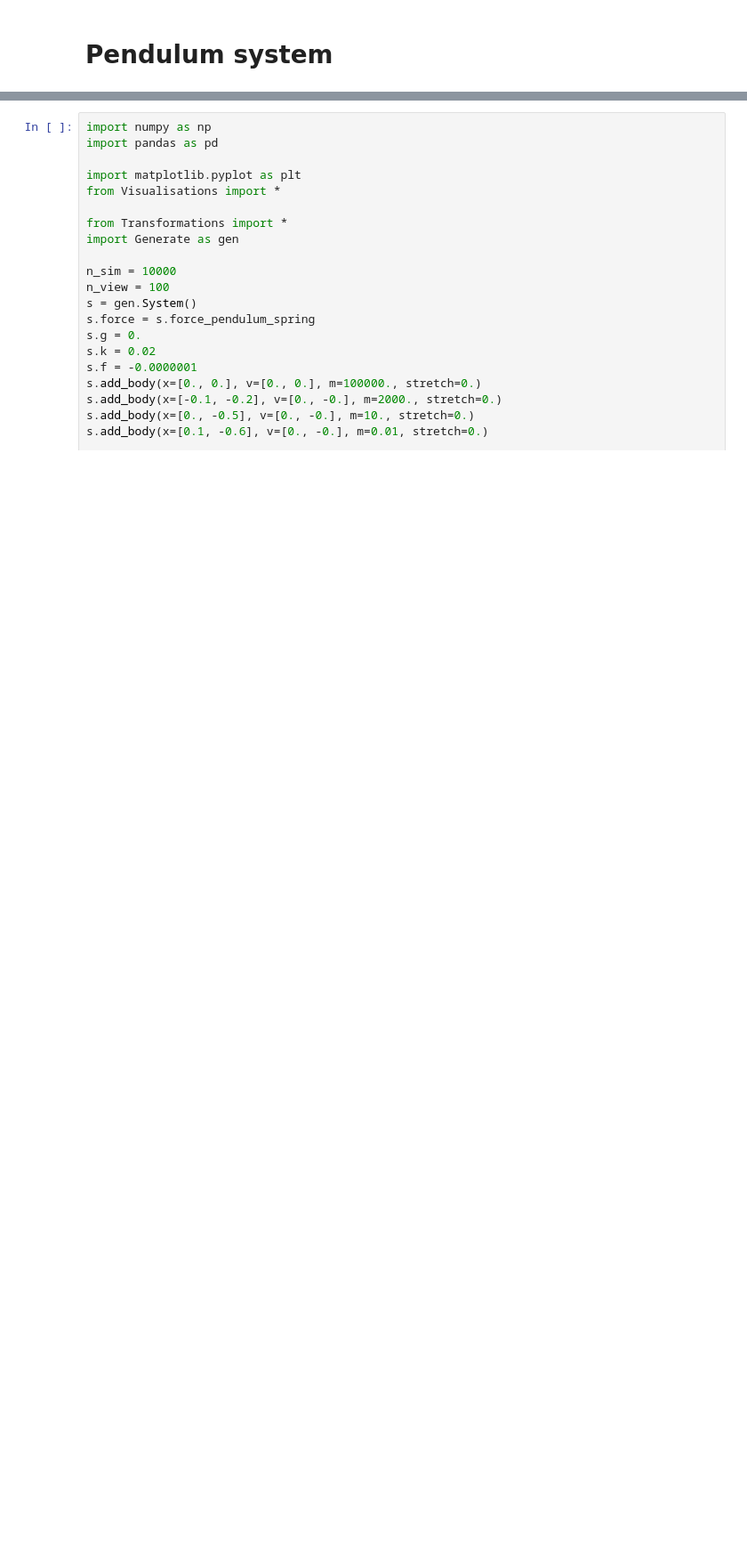
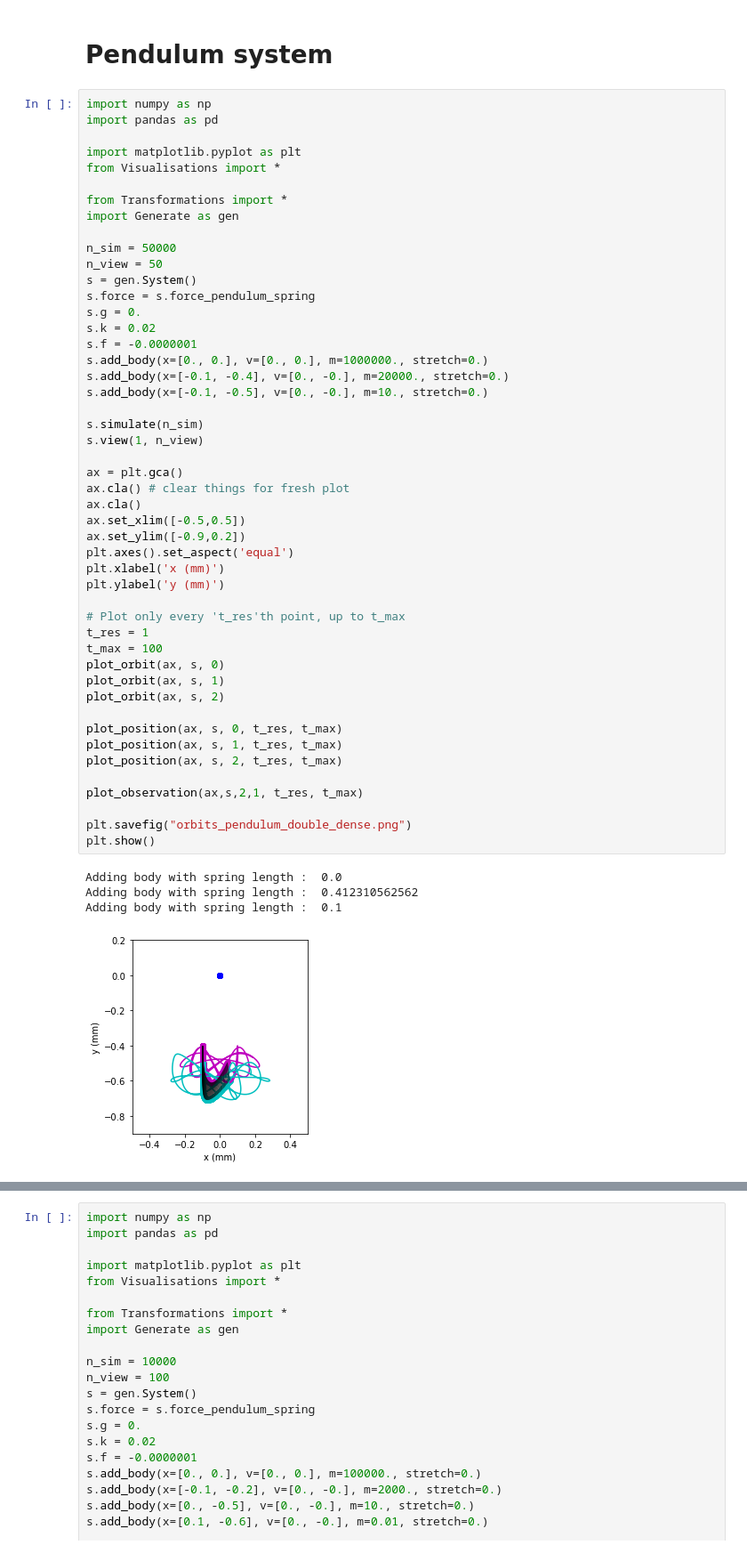
Before and after one commit to yetkinyilmaz/kepler, a Jupyter notebook: notebook.ipynb, the cells around one changed output, grey strips where cells are left out. Shown at 89% size. Cells and saved outputs as stored; diff of their text form; blank space fills up the shorter version.

```diff
--- a/notebook.ipynb
+++ b/notebook.ipynb
@@ -363,3 +363,56 @@ plt.show()
 [figure]
 # %% [markdown]
 # Pendulum system
+# %%
+import numpy as np
+import pandas as pd
+
+import matplotlib.pyplot as plt
+from Visualisations import *
+
+from Transformations import *
+import Generate as gen
+
+n_sim = 50000
+n_view = 50
+s = gen.System()
+s.force = s.force_pendulum_spring
+s.g = 0.
+s.k = 0.02
+s.f = -0.0000001
+s.add_body(x=[0., 0.], v=[0., 0.], m=1000000., stretch=0.)
+s.add_body(x=[-0.1, -0.4], v=[0., -0.], m=20000., stretch=0.)
+s.add_body(x=[-0.1, -0.5], v=[0., -0.], m=10., stretch=0.)
+
+s.simulate(n_sim)
+s.view(1, n_view)
+
+ax = plt.gca()
+ax.cla() # clear things for fresh plot
+ax.cla()
+ax.set_xlim([-0.5,0.5])
+ax.set_ylim([-0.9,0.2])
+plt.axes().set_aspect('equal')
+plt.xlabel('x (mm)')
+plt.ylabel('y (mm)')
+
+# Plot only every 't_res'th point, up to t_max
+t_res = 1
+t_max = 100
+plot_orbit(ax, s, 0)
+plot_orbit(ax, s, 1)
+plot_orbit(ax, s, 2)
+
+plot_position(ax, s, 0, t_res, t_max)
+plot_position(ax, s, 1, t_res, t_max)
+plot_position(ax, s, 2, t_res, t_max)
+
+plot_observation(ax,s,2,1, t_res, t_max)
+
+plt.savefig("orbits_pendulum_double_dense.png")
+plt.show()
+# %% [output]
+Adding body with spring length :  0.0
+Adding body with spring length :  0.412310562562
+Adding body with spring length :  0.1
+[figure, added]
```
Also changed, not shown: parts of 3 cells of this notebook, 5 other files.
